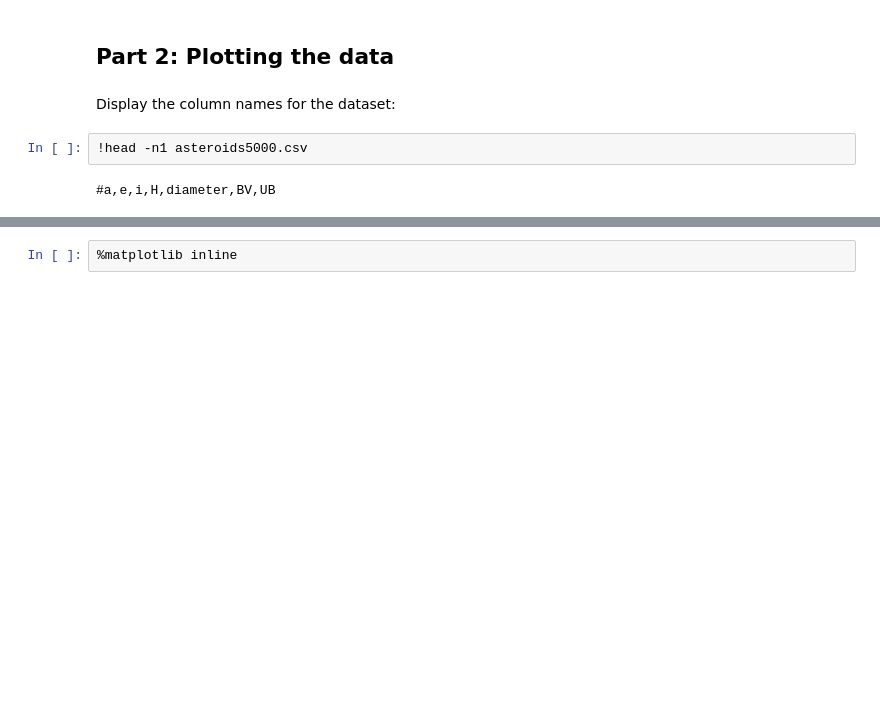
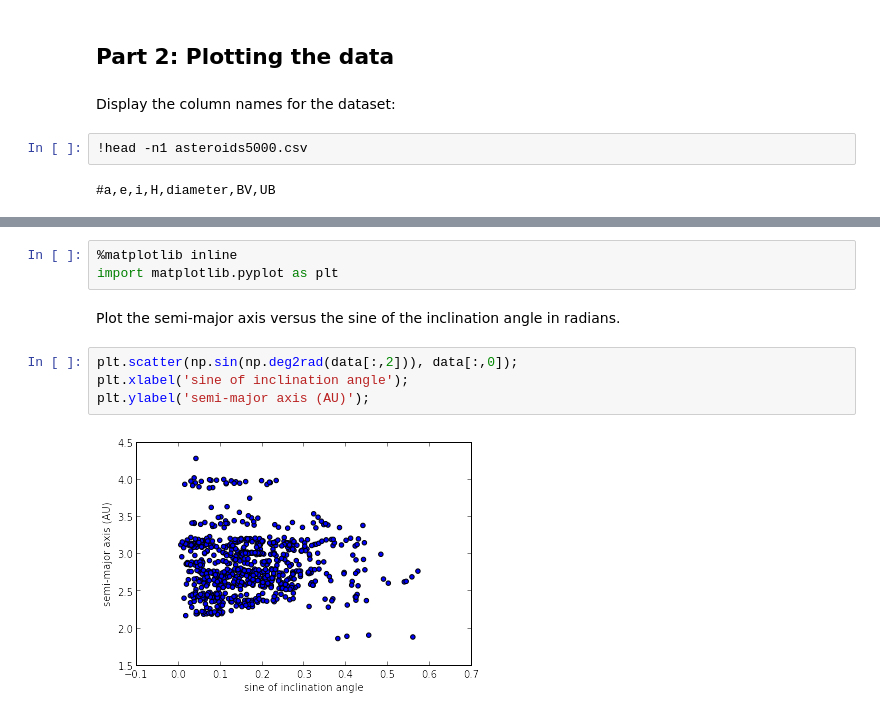
Before and after one commit to yixinmao/2014_fall_ASTR599, a Jupyter notebook: cosmoharrigan/HW1.ipynb, the cells around one changed output, grey strips where cells are left out. Cells and saved outputs as stored; diff of their text form; blank space fills up the shorter version.

Commit message:
Begin plots for part 2

```diff
--- a/cosmoharrigan/HW1.ipynb
+++ b/cosmoharrigan/HW1.ipynb
@@ -69,2 +78,11 @@ Display the column names for the dataset:
 # %%
 %matplotlib inline
+import matplotlib.pyplot as plt
+# %% [markdown]
+Plot the semi-major axis versus the sine of the inclination angle in radians.
+# %%
+plt.scatter(np.sin(np.deg2rad(data[:,2])), data[:,0]);
+plt.xlabel('sine of inclination angle');
+plt.ylabel('semi-major axis (AU)');
+# %% [output]
+[figure, added]
```
Also changed, not shown: parts of 6 cells of this notebook.
